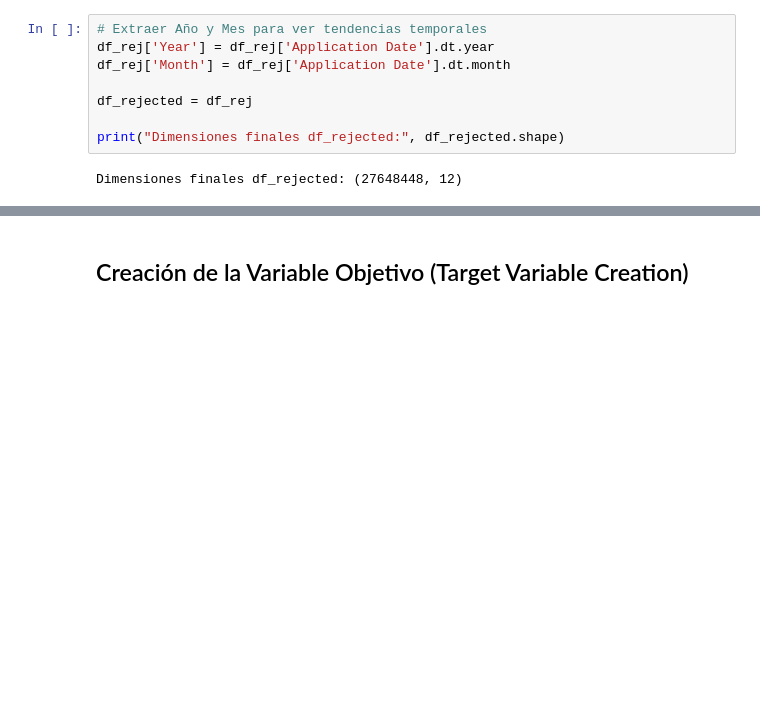
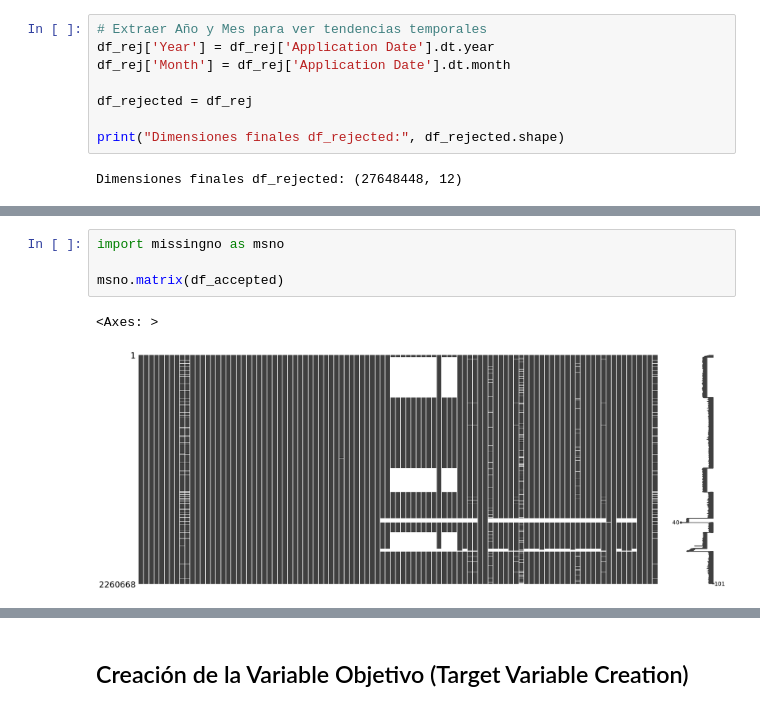
Before and after one commit to arturotowers/Proyecto_Lab_Indicadores, a Jupyter notebook: Notebook/Proyecto_LendingClub.ipynb, the cells around one changed output, grey strips where cells are left out. Cells and saved outputs as stored; diff of their text form; blank space fills up the shorter version.

```diff
--- a/Notebook/Proyecto_LendingClub.ipynb
+++ b/Notebook/Proyecto_LendingClub.ipynb
@@ -353,0 +379,7 @@ En resumen, la limpieza prioriza **preservar la información de negocio**, inter
+# %%
+import missingno as msno
+
+msno.matrix(df_accepted)
+# %% [output]
+<Axes: >
+[figure, added]
```
Also changed, not shown: parts of 25 cells of this notebook.
